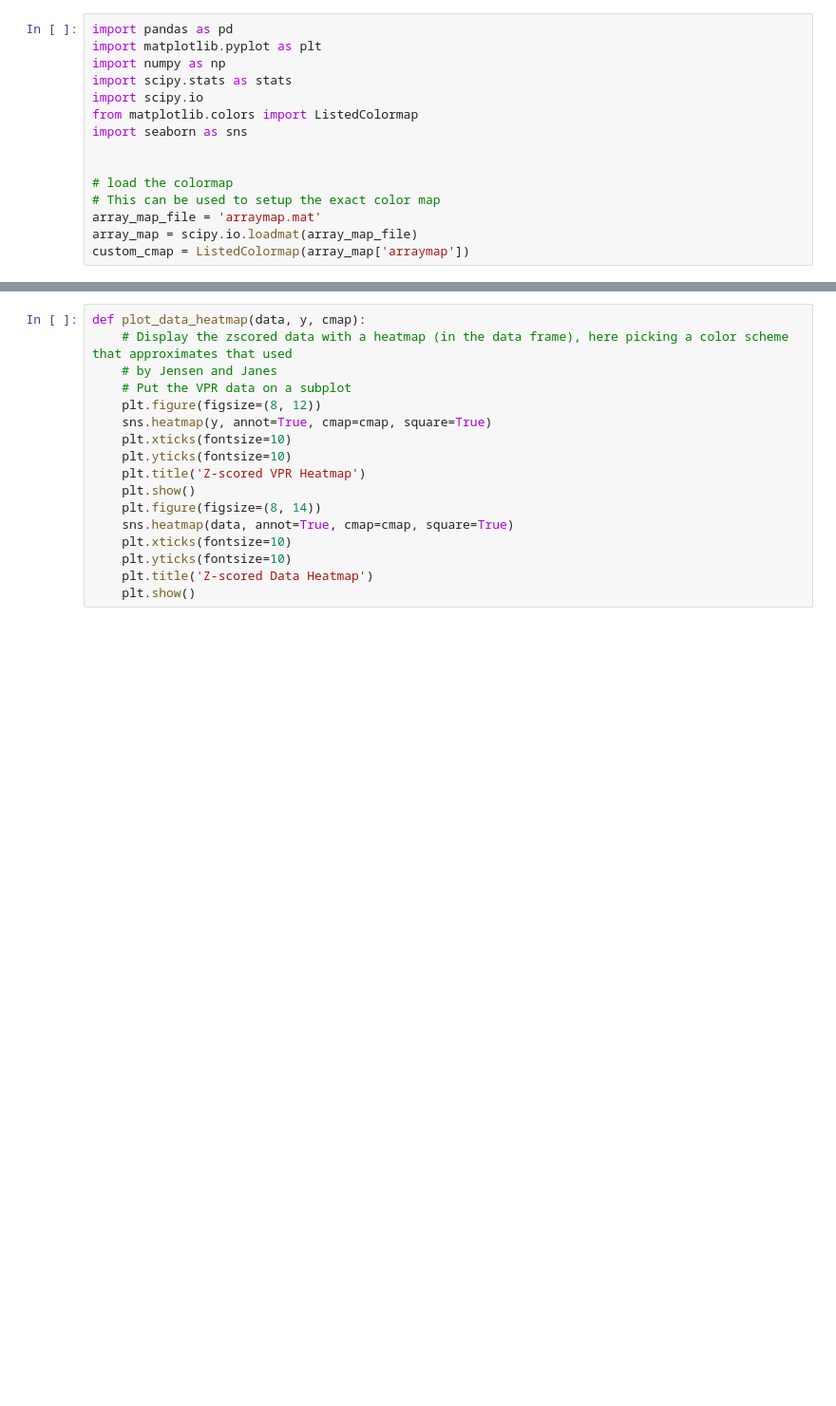
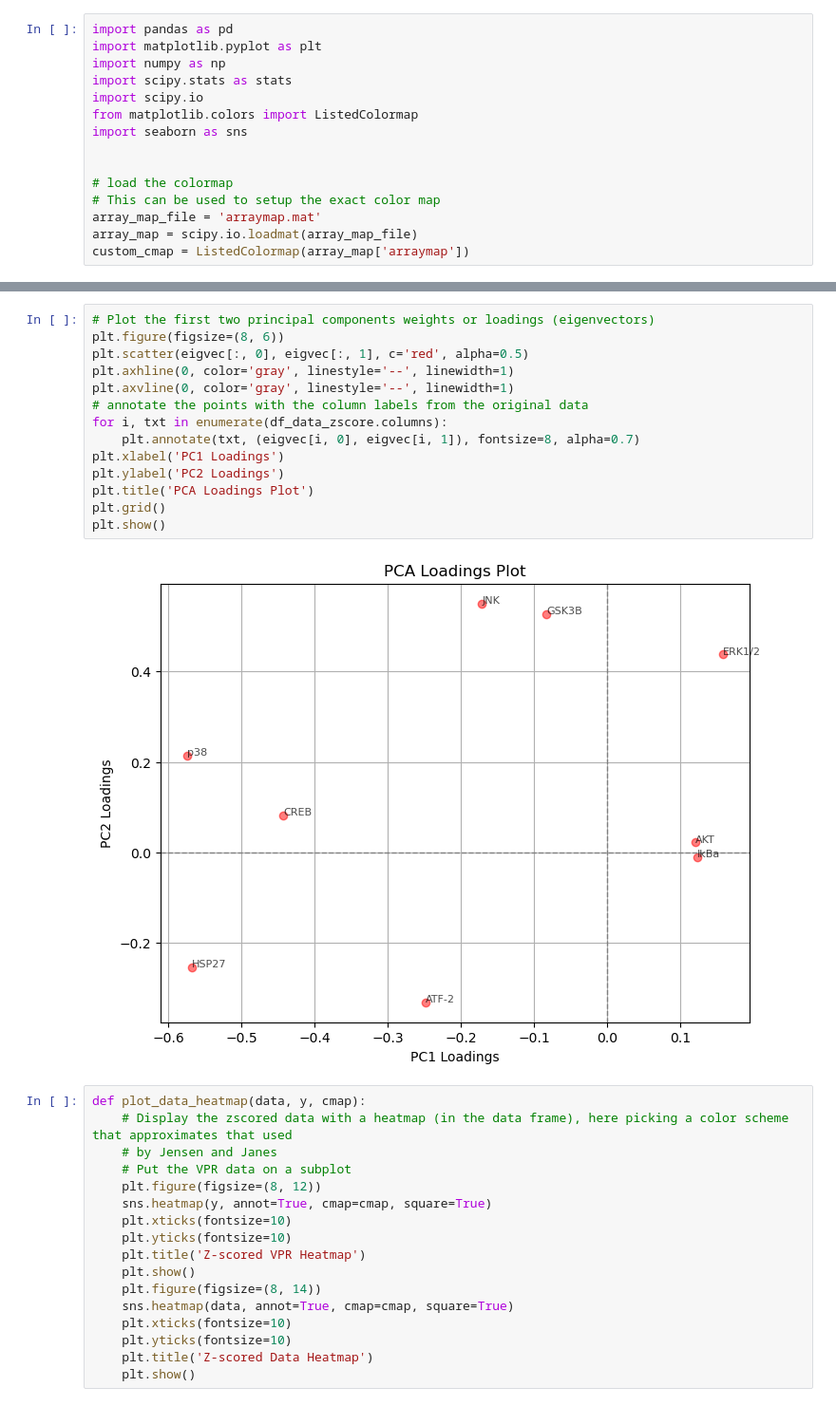
Before and after one commit to knaegle/MDS_JensenJanes, a Jupyter notebook: Jensen_Janes.ipynb, the cells around one changed output, grey strips where cells are left out. Shown at 95% size. Saved outputs shown, nothing was run; the diff lists cells and outputs as text; blank space fills up the shorter version.

```diff
--- a/Jensen_Janes.ipynb
+++ b/Jensen_Janes.ipynb
@@ -36,3 +66,19 @@ eigval, eigvec = pca(df_data_zscore, custom_cmap)
+# %%
+# Plot the first two principal components weights or loadings (eigenvectors)
+plt.figure(figsize=(8, 6))
+plt.scatter(eigvec[:, 0], eigvec[:, 1], c='red', alpha=0.5)
+plt.axhline(0, color='gray', linestyle='--', linewidth=1)
+plt.axvline(0, color='gray', linestyle='--', linewidth=1)
+# annotate the points with the column labels from the original data
+for i, txt in enumerate(df_data_zscore.columns):
+    plt.annotate(txt, (eigvec[i, 0], eigvec[i, 1]), fontsize=8, alpha=0.7)
+plt.xlabel('PC1 Loadings')
+plt.ylabel('PC2 Loadings')
+plt.title('PCA Loadings Plot')
+plt.grid()
+plt.show()
+# %% [output]
+[figure, added]
 # %%
 def plot_data_heatmap(data, y, cmap):
     # Display the zscored data with a heatmap (in the data frame), here picking a color scheme that approximates that used
```
Also changed, not shown: parts of 3 cells of this notebook, 2 other files.
